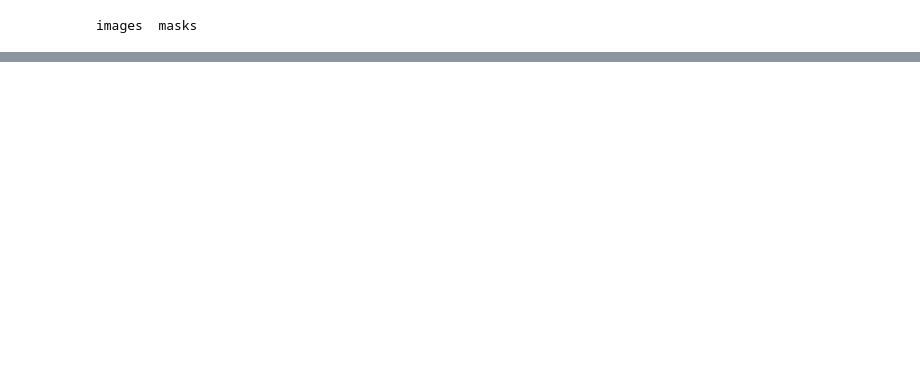
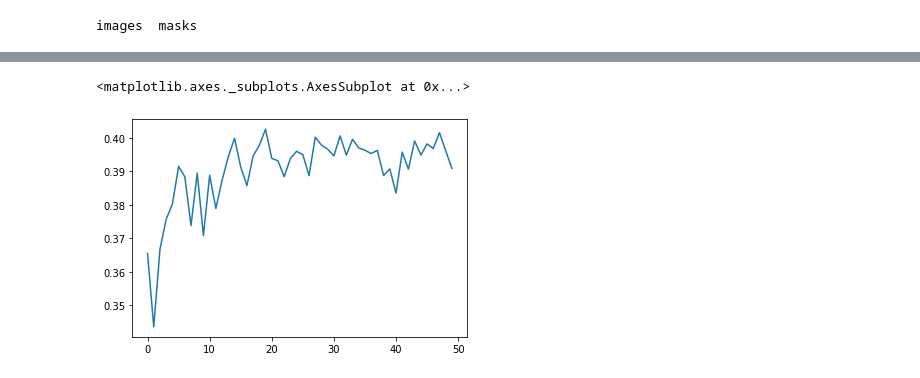
Before and after one commit to edwinb-ai/segmed, a Jupyter notebook: example_notebooks/MultiResUNet.ipynb, the cells around one changed output, grey strips where cells are left out. Saved outputs shown, nothing was run; the diff lists cells and outputs as text; code cells hidden in the pictures; blank space fills up the shorter version.

```diff
--- a/example_notebooks/MultiResUNet.ipynb
+++ b/example_notebooks/MultiResUNet.ipynb
@@ -139,0 +167,6 @@ Epoch 00050: val_jaccard_index did not improve from 1.00000
+# %%
+_loss = history.history['val_loss']
+sns.lineplot(list(range(len(_loss))), _loss)
+# %% [output]
+<matplotlib.axes._subplots.AxesSubplot at 0x...>
+[figure, added]
```
Also changed, not shown: parts of 27 cells of this notebook.
